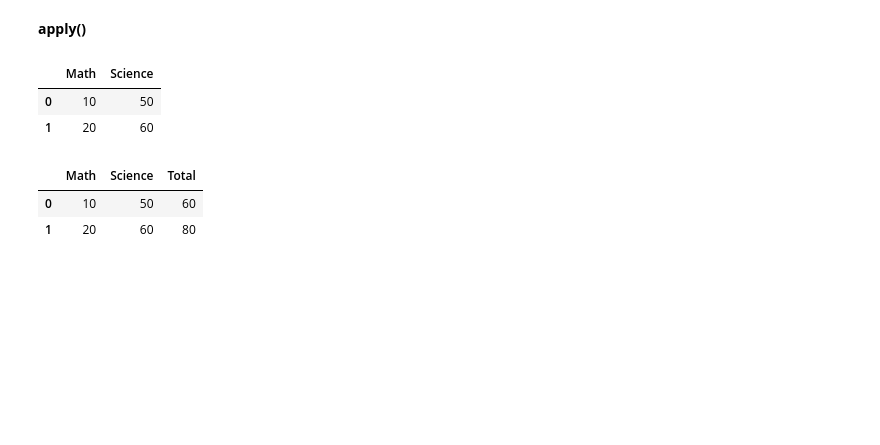
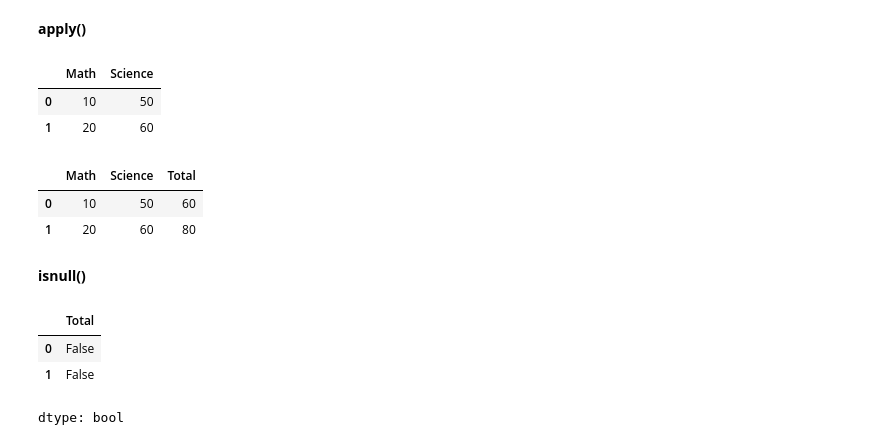
Before and after one commit to akritisshetty/da-ai-training, a Jupyter notebook: pandas_notes_3.ipynb, the cells around one changed output. Drawn from its saved outputs; the diff is of its cells as text; code cells hidden in the pictures; blank space fills up the shorter version.

```diff
--- a/pandas_notes_3.ipynb
+++ b/pandas_notes_3.ipynb
@@ -736,3 +736,12 @@ subject
 |  | Math | Science | Total |
 | 0 | 10 | 50 | 60 |
 | 1 | 20 | 60 | 80 |
+# %% [markdown]
+**isnull()**
+# %%
+subject['Total'].isnull()
+# %% [output]
+|  | Total |
+| 0 | False |
+| 1 | False |
+dtype: bool
```
Also changed, not shown: parts of 1 cell of this notebook.
